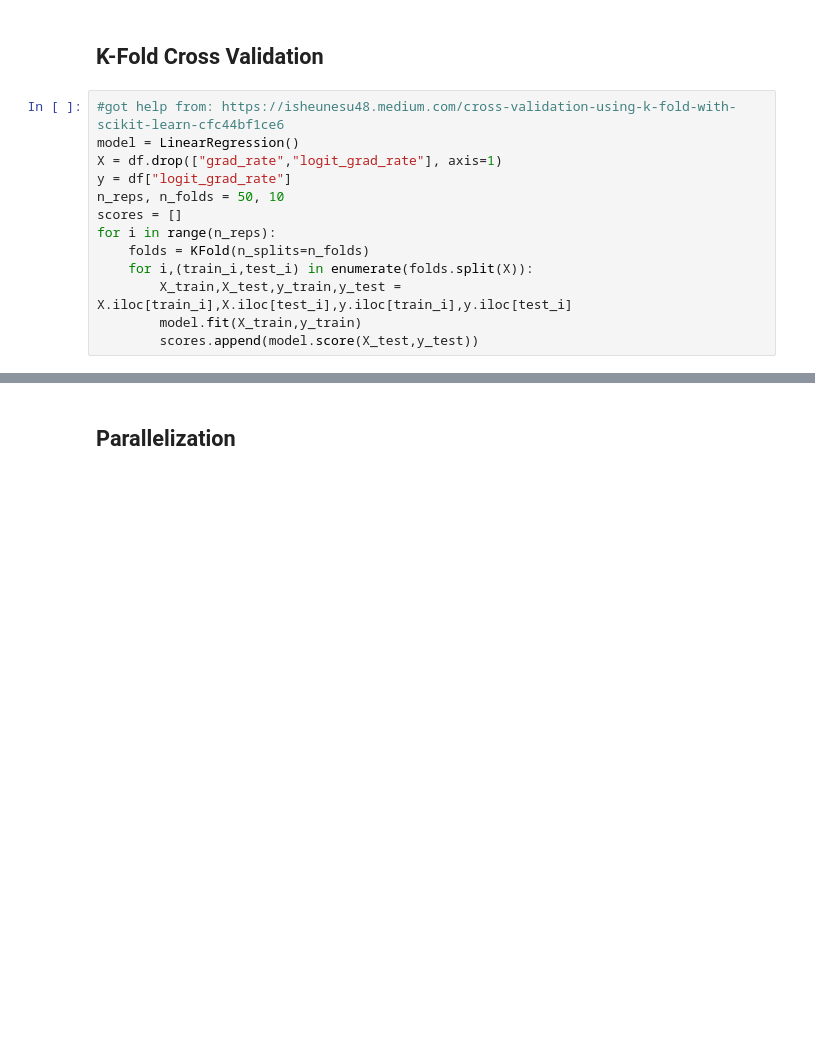
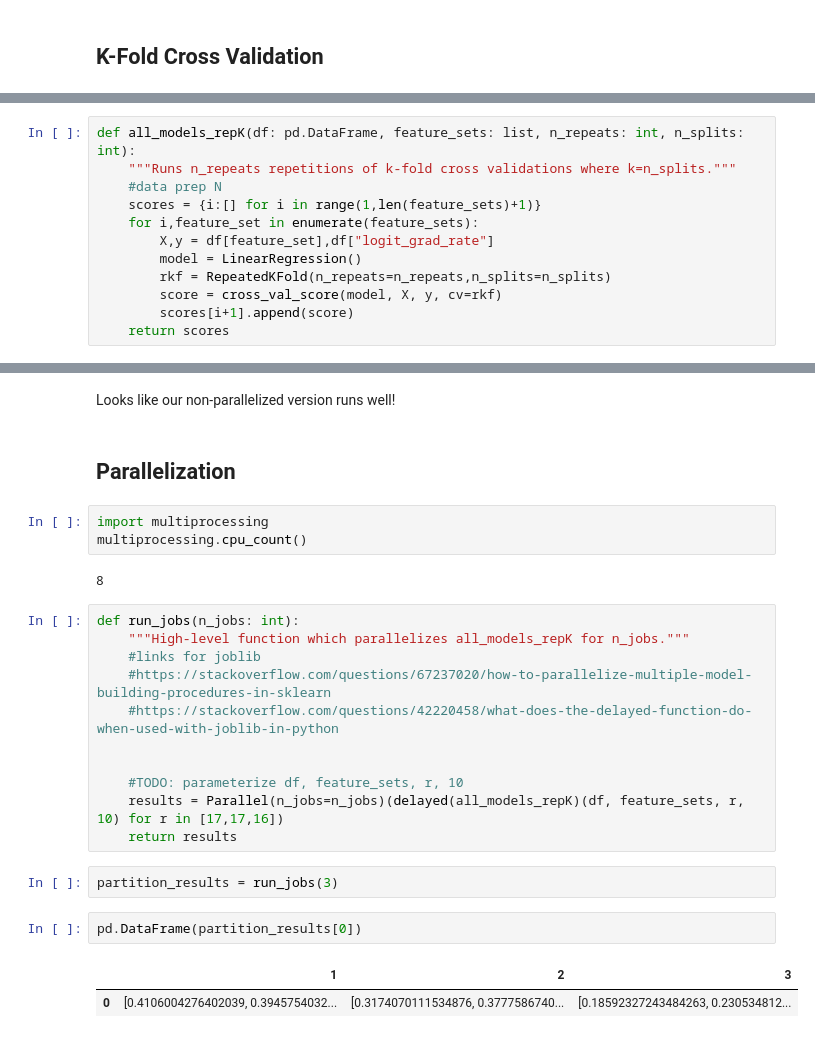
Before and after one commit to SeanSteinle/stat778-hw3, a Jupyter notebook: hw3.ipynb, the cells around one changed output, grey strips where cells are left out. Drawn from its saved outputs; the diff is of its cells as text; blank space fills up the shorter version.

```diff
--- a/hw3.ipynb
+++ b/hw3.ipynb
@@ -155,16 +158,3 @@ m3.score(X_test, y_test)
 0.24085323052135355
 # %% [markdown]
 ## K-Fold Cross Validation
-# %%
-#got help from: https://isheunesu48.medium.com/cross-validation-using-k-fold-with-scikit-learn-cfc44bf1ce6
-model = LinearRegression()
-X = df.drop(["grad_rate","logit_grad_rate"], axis=1)
-y = df["logit_grad_rate"]
-n_reps, n_folds = 50, 10
-scores = []
-for i in range(n_reps):
-    folds = KFold(n_splits=n_folds)
-    for i,(train_i,test_i) in enumerate(folds.split(X)):
-        X_train,X_test,y_train,y_test = X.iloc[train_i],X.iloc[test_i],y.iloc[train_i],y.iloc[test_i]
-        model.fit(X_train,y_train)
-        scores.append(model.score(X_test,y_test))
@@ -196,0 +196,12 @@ scores
+# %%
+def all_models_repK(df: pd.DataFrame, feature_sets: list, n_repeats: int, n_splits: int):
+    """Runs n_repeats repetitions of k-fold cross validations where k=n_splits."""
+    #data prep N
+    scores = {i:[] for i in range(1,len(feature_sets)+1)}
+    for i,feature_set in enumerate(feature_sets):
+        X,y = df[feature_set],df["logit_grad_rate"]
+        model = LinearRegression()
+        rkf = RepeatedKFold(n_repeats=n_repeats,n_splits=n_splits)
+        score = cross_val_score(model, X, y, cv=rkf)
+        scores[i+1].append(score)
+    return scores
@@ -197,2 +228,27 @@ scores
+# %% [markdown]
+Looks like our non-parallelized version runs well!
 # %% [markdown]
 ## Parallelization
+# %%
+import multiprocessing
+multiprocessing.cpu_count()
+# %% [output]
+8
+# %%
+def run_jobs(n_jobs: int):
+    """High-level function which parallelizes all_models_repK for n_jobs."""
+    #links for joblib
+    #https://stackoverflow.com/questions/67237020/how-to-parallelize-multiple-model-building-procedures-in-sklearn
+    #https://stackoverflow.com/questions/42220458/what-does-the-delayed-function-do-when-used-with-joblib-in-python
+
+
+    #TODO: parameterize df, feature_sets, r, 10
+    results = Parallel(n_jobs=n_jobs)(delayed(all_models_repK)(df, feature_sets, r, 10) for r in [17,17,16])
+    return results
+# %%
+partition_results = run_jobs(3)
+# %%
+pd.DataFrame(partition_results[0])
+# %% [output]
+|  | 1 | 2 | 3 |
+| 0 | [0.4106004276402039, 0.3945754032... | [0.3174070111534876, 0.3777586740... | [0.18592327243484263, 0.230534812... |
```
Also changed, not shown: parts of 8 cells of this notebook.
